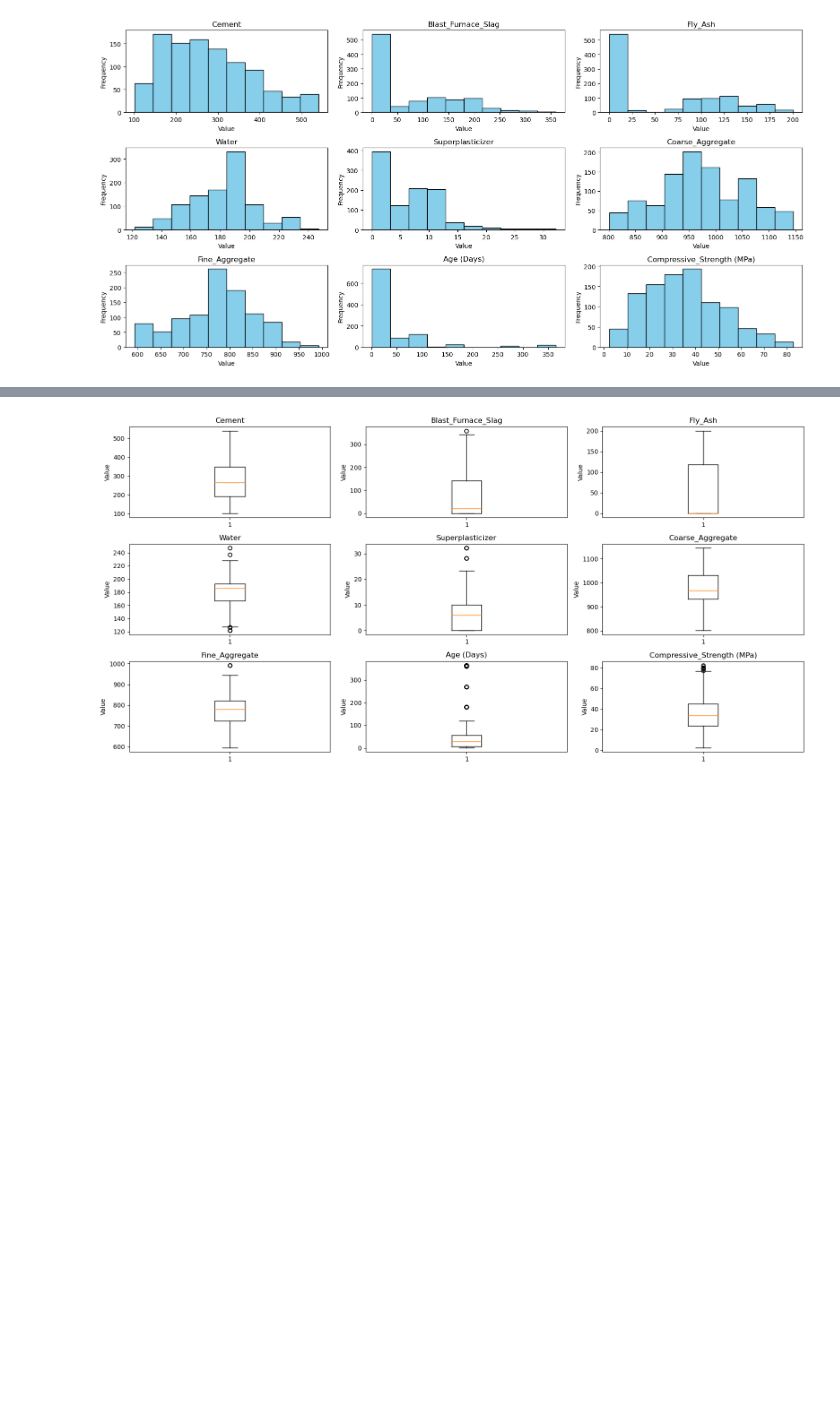
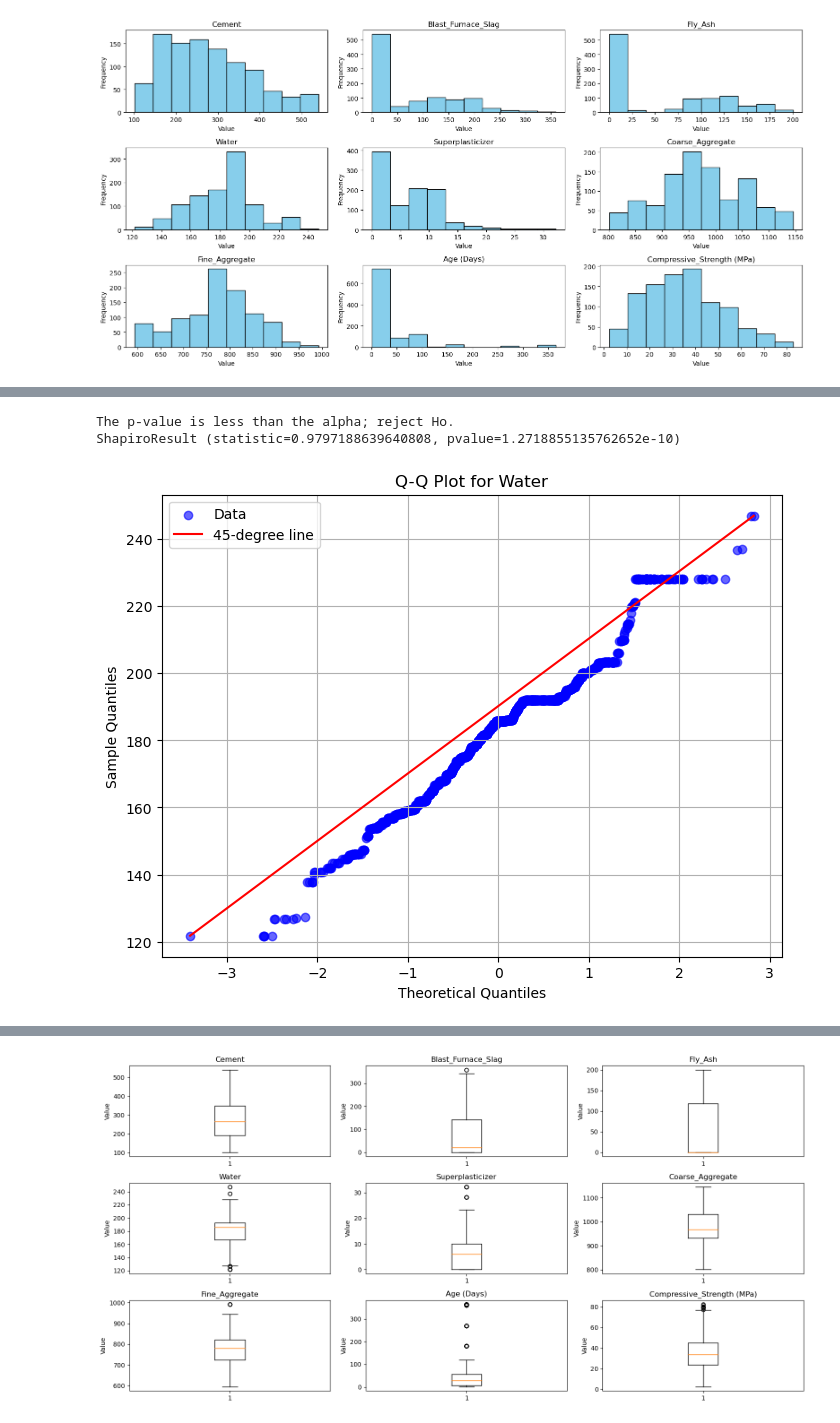
Before and after one commit to SBangarh/Concrete-Strength-Analysis, a Jupyter notebook: analysis.ipynb, the cells around one changed output, grey strips where cells are left out. Drawn from its saved outputs; the diff is of its cells as text; code cells hidden in the pictures; blank space fills up the shorter version.

```diff
--- a/analysis.ipynb
+++ b/analysis.ipynb
@@ -159,0 +229,9 @@ make_histogram(data, 3, 3, (16, 8))
+# %%
+#water
+test_normality(data, 'Water', 0.05)
+
+make_qq_plots(data, 'Water')
+# %% [output]
+The p-value is less than the alpha; reject Ho.
+ShapiroResult (statistic=0.9797188639640808, pvalue=1.2718855135762652e-10)
+[figure, added]
```
Also changed, not shown: parts of 18 cells of this notebook.
